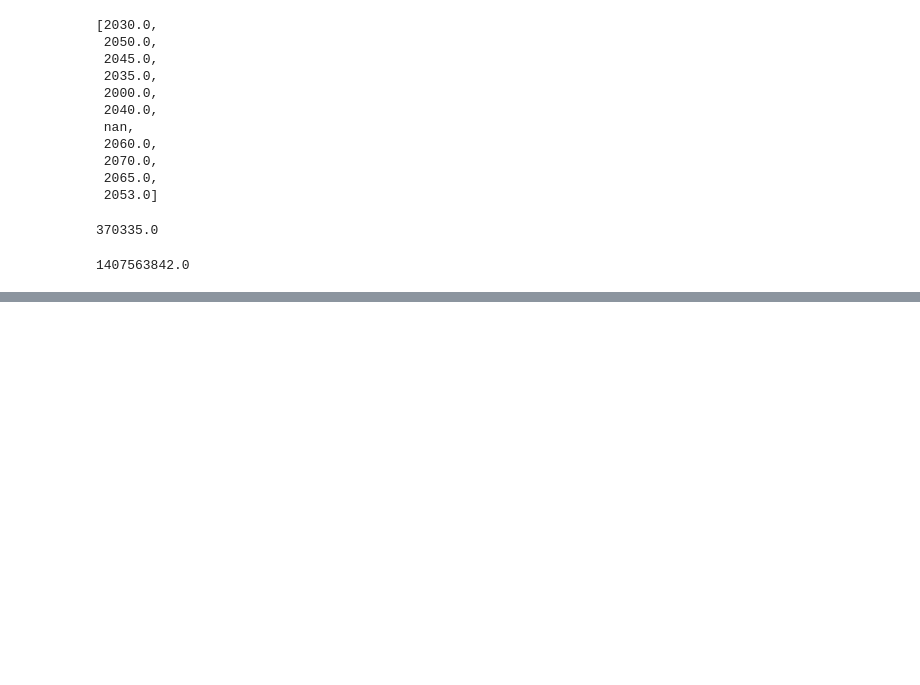
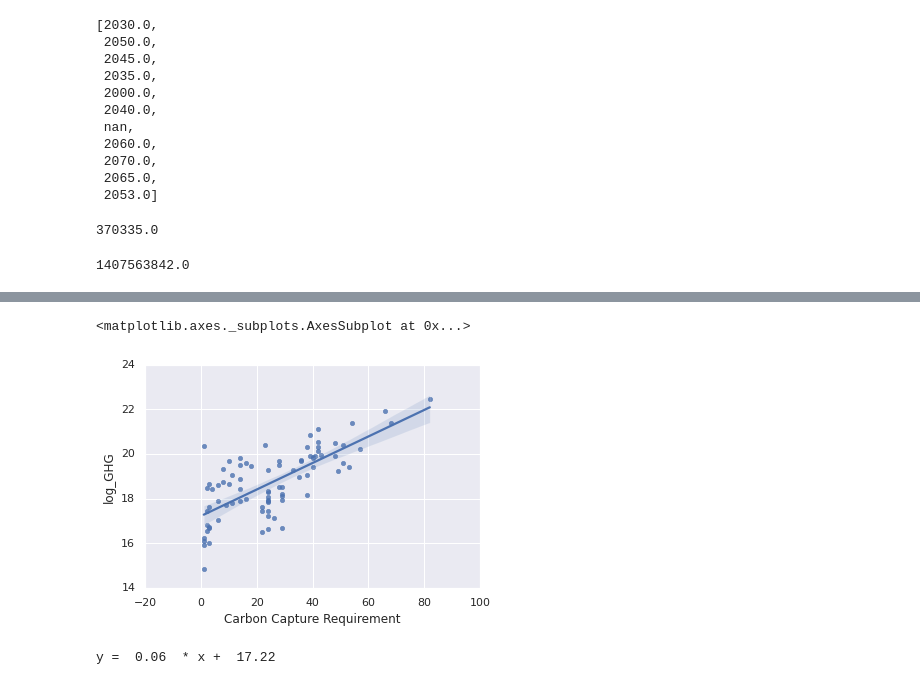
Before and after one commit to jameseconnolly/jameseconnolly.github.io, a Jupyter notebook: GHGAgainstCountryCCS.ipynb, the cells around one changed output, grey strips where cells are left out. Saved outputs shown, nothing was run; the diff lists cells and outputs as text; code cells hidden in the pictures; blank space fills up the shorter version.

```diff
--- a/GHGAgainstCountryCCS.ipynb
+++ b/GHGAgainstCountryCCS.ipynb
@@ -72,3 +72,5 @@ max_value = df_concat2['population'].max()
 print(max_value)
 # %% [output]
 1407563842.0
+# %%
+df_concat2=pd.read_csv('Carbon_Capture_Requirement.csv')
@@ -74,0 +93,15 @@ print(max_value)
+# %%
+# //  Importing matplotlib for regression line
+import matplotlib.pyplot as plt
+plt.style.use('classic')
+%matplotlib inline
+import numpy as np
+import pandas as pd
+# %%
+# //  Import seaborn which acts as library that uses Matplotlib underneath to plot graphs.
+import seaborn as sns
+sns.set()
+sns.regplot(x='Carbon Capture Requirement',y='log_GHG',data=df_concat2)
+# %% [output]
+<matplotlib.axes._subplots.AxesSubplot at 0x...>
+[figure, added]
@@ -74,0 +112,5 @@ print(max_value)
+# %%
+# //  Calculated line of best fit, vega-lite has calculated r squared
+print('y = ',np.round(slope,2),' * x + ',np.round(intercept,2))
+# %% [output]
+y =  0.06  * x +  17.22
```
Also changed, not shown: parts of 4 cells of this notebook.
